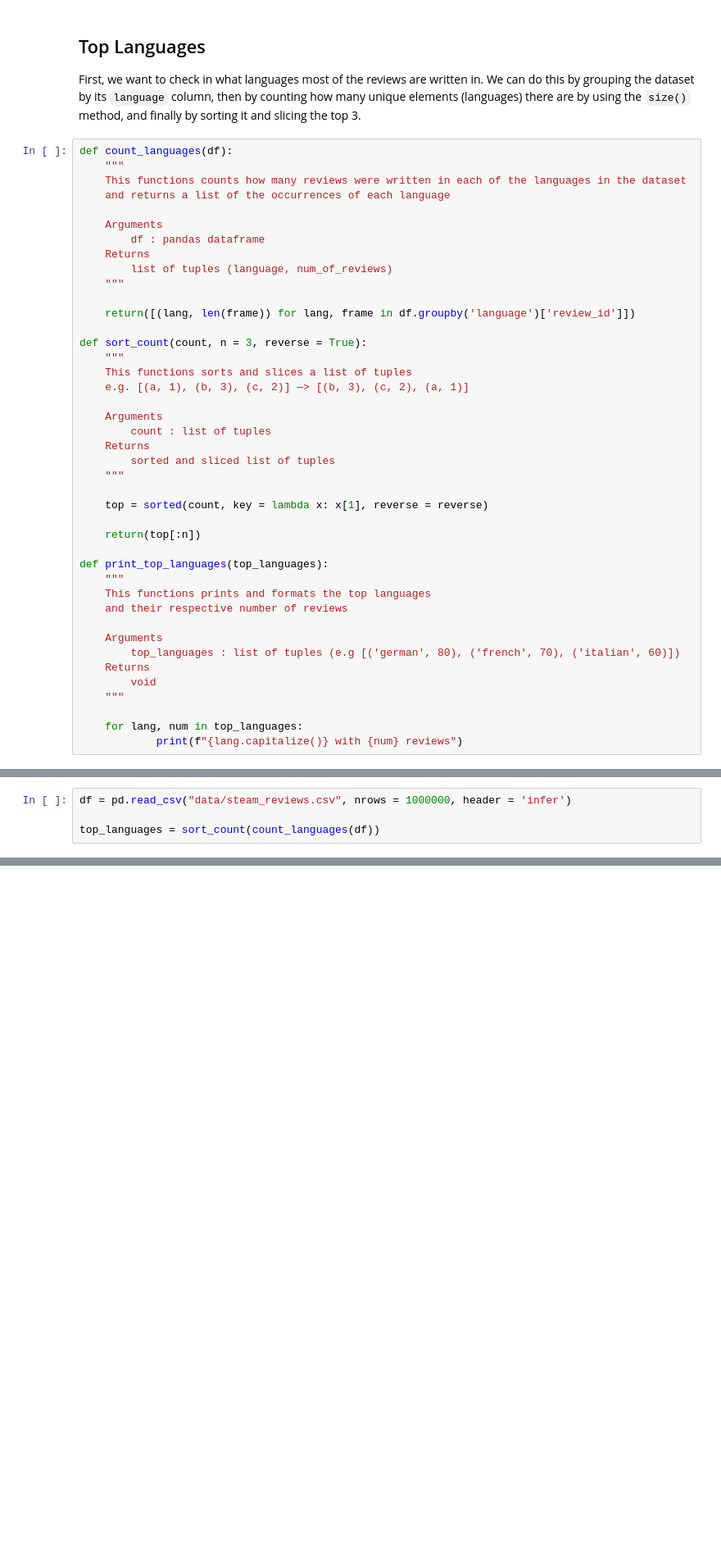
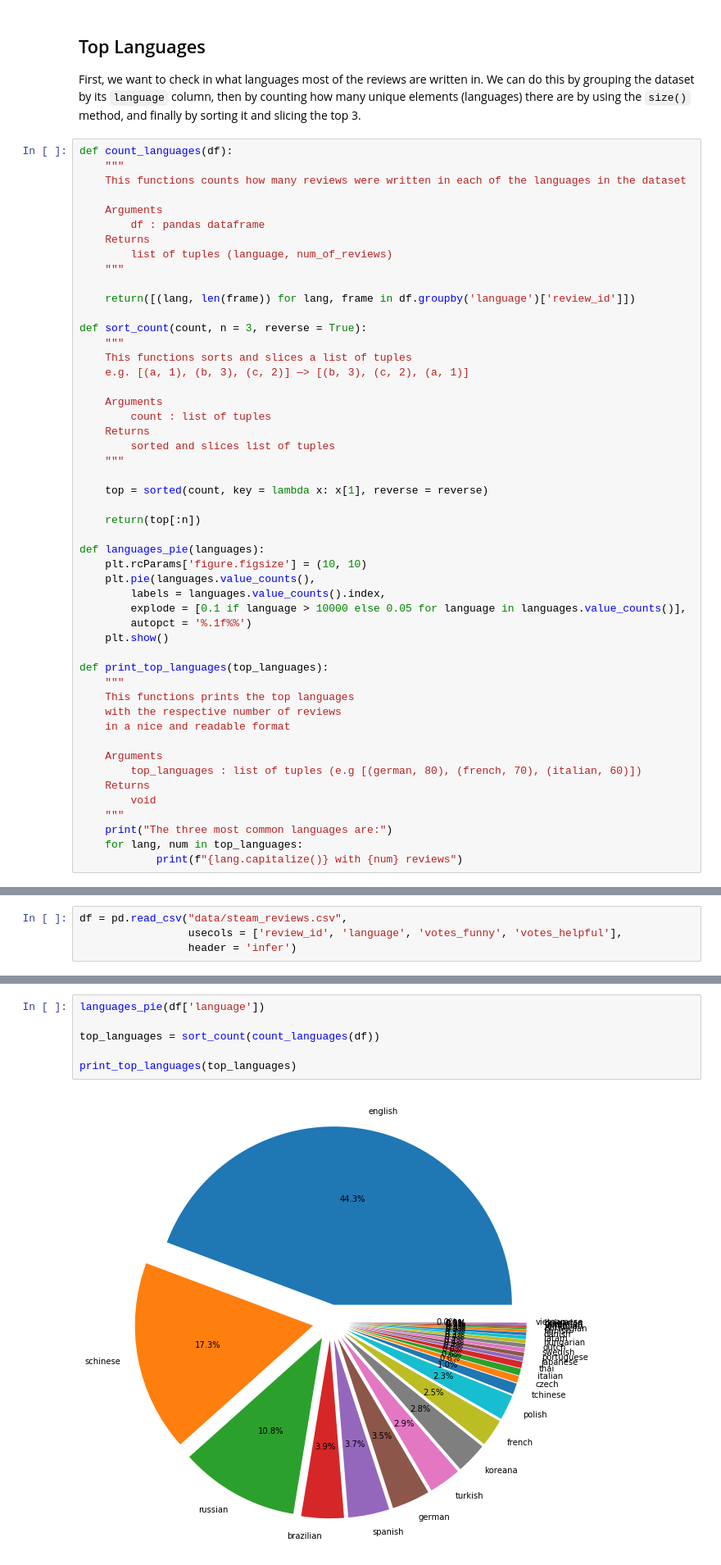
Before and after one commit to MatteoSava/ADM-HW2, a Jupyter notebook: rq4.ipynb, the cells around one changed output, grey strips where cells are left out. Shown at 82% size. Saved outputs shown, nothing was run; the diff lists cells and outputs as text; blank space fills up the shorter version.

```diff
--- a/rq4.ipynb
+++ b/rq4.ipynb
@@ -9,7 +10,6 @@ First, we want to check in what languages most of the reviews are written in. We
 def count_languages(df):
     """
     This functions counts how many reviews were written in each of the languages in the dataset
-    and returns a list of the occurrences of each language
 
     Arguments
         df : pandas dataframe
@@ -27,23 +27,32 @@ def sort_count(count, n = 3, reverse = True):
     Arguments
         count : list of tuples
     Returns
-        sorted and sliced list of tuples
+        sorted and slices list of tuples
     """
 
     top = sorted(count, key = lambda x: x[1], reverse = reverse)
 
     return(top[:n])
 
+def languages_pie(languages):
+    plt.rcParams['figure.figsize'] = (10, 10)
+    plt.pie(languages.value_counts(),
+        labels = languages.value_counts().index,
+        explode = [0.1 if language > 10000 else 0.05 for language in languages.value_counts()],
+        autopct = '%.1f%%')
+    plt.show()
+
 def print_top_languages(top_languages):
     """
-    This functions prints and formats the top languages
-    and their respective number of reviews
+    This functions prints the top languages
+    with the respective number of reviews
+    in a nice and readable format
 
     Arguments
-        top_languages : list of tuples (e.g [('german', 80), ('french', 70), ('italian', 60)])
+        top_languages : list of tuples (e.g [(german, 80), (french, 70), (italian, 60)])
     Returns
         void
     """
-
+    print("The three most common languages are:")
     for lang, num in top_languages:
             print(f"{lang.capitalize()} with {num} reviews")
@@ -50,5 +61,5 @@ def print_top_languages(top_languages):
 # %%
-df = pd.read_csv("data/steam_reviews.csv", nrows = 1000000, header = 'infer')
-
-top_languages = sort_count(count_languages(df))
+df = pd.read_csv("data/steam_reviews.csv",
+                 usecols = ['review_id', 'language', 'votes_funny', 'votes_helpful'],
+                 header = 'infer')
 # %% [markdown]
@@ -61,0 +67,8 @@ Schinese with 125667 reviews
+# %%
+languages_pie(df['language'])
+
+top_languages = sort_count(count_languages(df))
+
+print_top_languages(top_languages)
+# %% [output]
+[figure, added]
```
Also changed, not shown: parts of 8 cells of this notebook.
